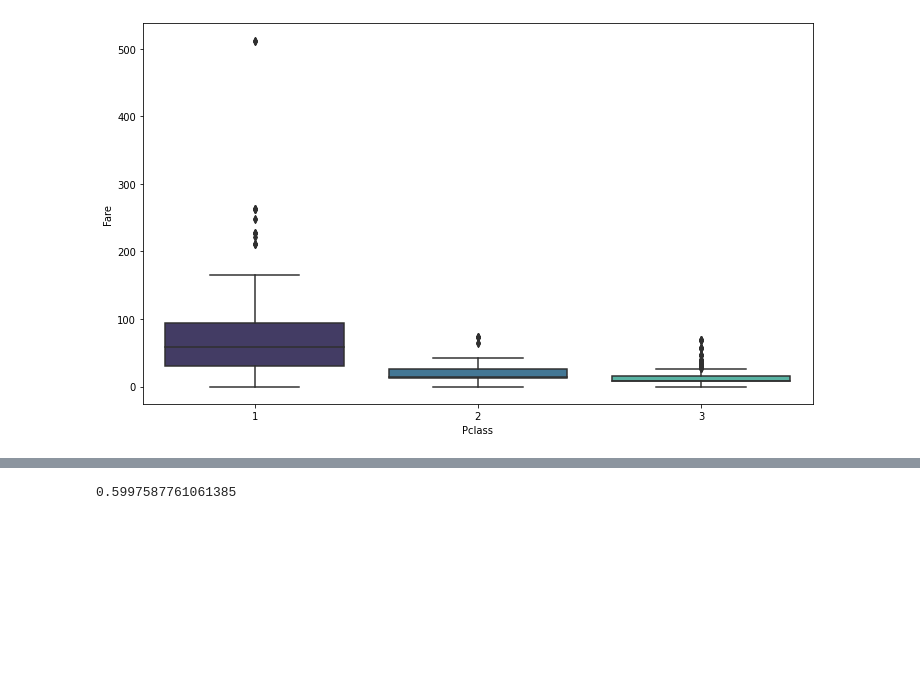
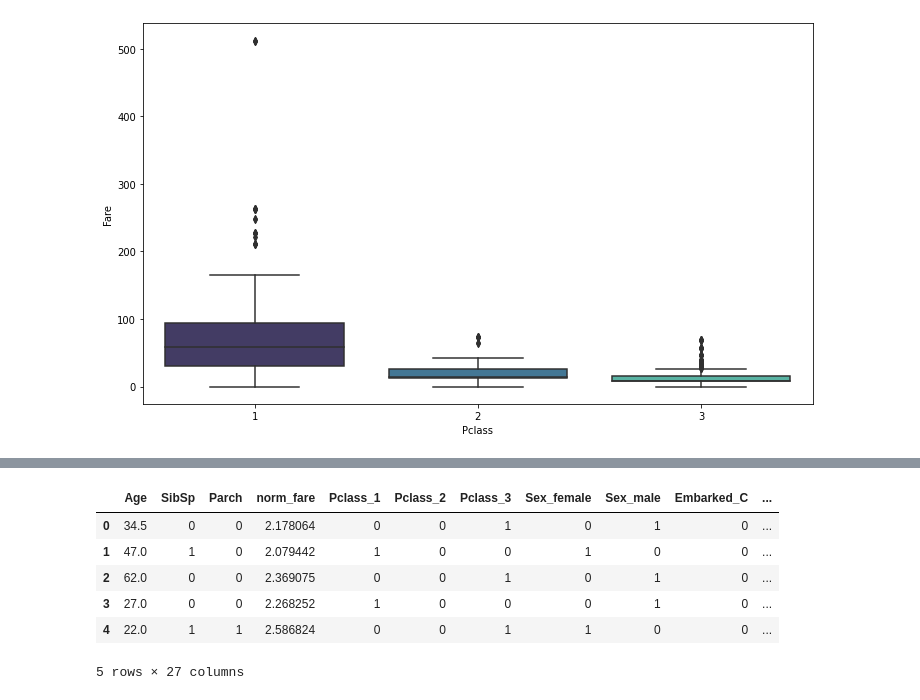
Before and after one commit to FardilIqbal/Kaggle_Titanic, a Jupyter notebook: titanic-d.ipynb, the cells around one changed output, grey strips where cells are left out. Saved outputs shown, nothing was run; the diff lists cells and outputs as text; code cells hidden in the pictures; blank space fills up the shorter version.

```diff
--- a/titanic-d.ipynb
+++ b/titanic-d.ipynb
@@ -352,3 +372,13 @@ x_test = pd.get_dummies(test_data[['Pclass','Sex','Age','SibSp','Parch','norm_fa
+# %%
+x_test.head()
+# %% [output]
+|  | Age | SibSp | Parch | norm_fare | Pclass_1 | Pclass_2 | Pclass_3 | Sex_female | Sex_male | Embarked_C | ... |
+| 0 | 34.5 | 0 | 0 | 2.178064 | 0 | 0 | 1 | 0 | 1 | 0 | ... |
+| 1 | 47.0 | 1 | 0 | 2.079442 | 1 | 0 | 0 | 1 | 0 | 0 | ... |
+| 2 | 62.0 | 0 | 0 | 2.369075 | 0 | 0 | 1 | 0 | 1 | 0 | ... |
+| 3 | 27.0 | 0 | 0 | 2.268252 | 1 | 0 | 0 | 0 | 1 | 0 | ... |
+| 4 | 22.0 | 1 | 1 | 2.586824 | 0 | 0 | 1 | 1 | 0 | 0 | ... |
+5 rows × 27 columns
 # %%
 from sklearn.preprocessing import StandardScaler
 scale = StandardScaler()
@@ -366,9 +396,3 @@ from sklearn import tree
 from sklearn.neighbors import KNeighborsClassifier
 from sklearn.ensemble import RandomForestClassifier
 from sklearn.svm import SVC
-# %%
-naiveb = GaussianNB()
-cv = cross_val_score(naiveb, x_train,y_train,cv=5)
-print(cv.mean())
-# %% [output]
-0.5997587761061385
```
Also changed, not shown: parts of 18 cells of this notebook.
